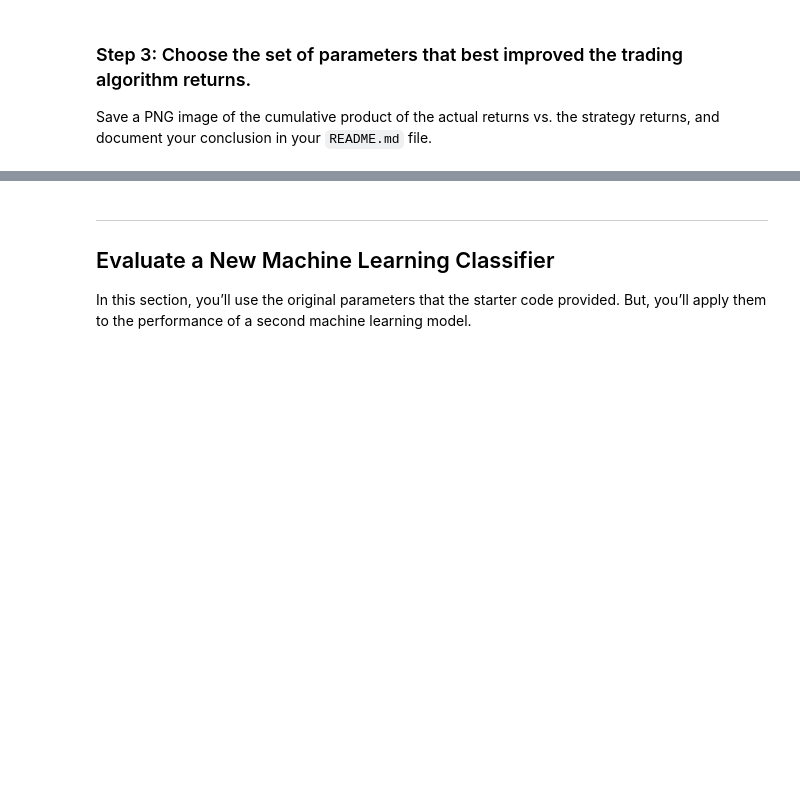
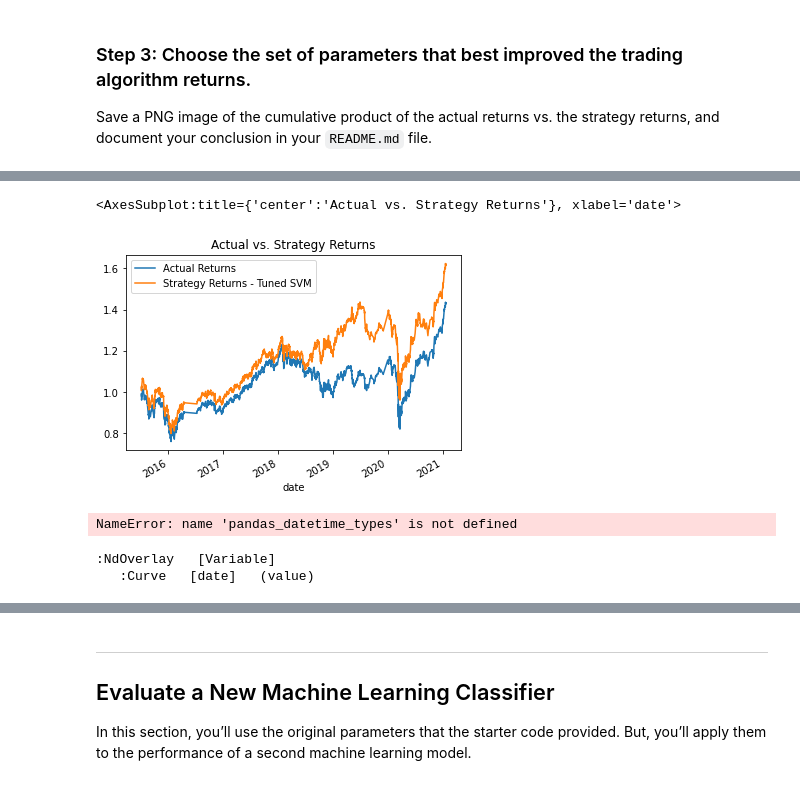
Before and after one commit to ScientiaCapital/Machine-Learning-AlgoTrading, a Jupyter notebook: machine_learning_trading_bot.ipynb, the cells around one changed output, grey strips where cells are left out. Drawn from its saved outputs; the diff is of its cells as text; code cells hidden in the pictures; blank space fills up the shorter version.

```diff
--- a/machine_learning_trading_bot.ipynb
+++ b/machine_learning_trading_bot.ipynb
@@ -424,0 +629,8 @@ Save a PNG image of the cumulative product of the actual returns vs. the strateg
+# %%
+# Generate the X_test and y_test DataFrames
+X_test = svm_t_X.loc[svm_t_training_end+DateOffset(hours=1):]
+svm_t_y_test = svm_t_y.loc[svm_t_training_end+DateOffset(hours=1):]
+
+# Review the X_test DataFrame
+print('Testing DataFrame')
+svm_t_X_train.head()
@@ -424,0 +658,12 @@ Save a PNG image of the cumulative product of the actual returns vs. the strateg
+# %%
+# From SVM, instantiate SVC classifier model instance
+svm_t_model = svm.SVC()
+
+# Fit the model to the data using the training data
+svm_t_model = svm_t_model.fit(svm_t_X_train_scaled, svm_t_y_train)
+
+# Use the testing data to make the model predictions
+svm_t_pred = svm_t_model.predict(X_test_scaled)
+
+# Review the model's predicted values
+svm_t_pred[:100]
@@ -424,0 +681,19 @@ Save a PNG image of the cumulative product of the actual returns vs. the strateg
+# %%
+# Create a predictions DataFrame
+svm_t_predictions_df = pd.DataFrame(index=X_test.index)
+
+# Add the Tuned SVM model predictions to the DataFrame
+svm_t_predictions_df['Predicted'] = svm_t_pred
+
+# Add the actual returns to the DataFrame
+svm_t_predictions_df['Actual Returns'] = svm_t_signals_df["Actual Returns"]
+
+# Add the Tuned SVM model predictions to the DataFrame
+svm_t_predictions_df['Strategy Returns - SVM'] = svm_1_predictions_df['Strategy Returns - SVM']
+
+# Add the strategy returns to the DataFrame
+svm_t_predictions_df['Strategy Returns - Tuned SVM'] = svm_t_predictions_df["Actual Returns"] * svm_t_predictions_df["Predicted"]
+
+# Review the DataFrame
+display(svm_t_predictions_df.head(5))
+display(svm_t_predictions_df.tail(10))
@@ -424,0 +722,19 @@ Save a PNG image of the cumulative product of the actual returns vs. the strateg
+# %%
+# Plot the actual returns versus the strategy returns
+svm_t_returns_plot = (1 + svm_t_predictions_df[["Actual Returns", "Strategy Returns - Tuned SVM"]]).cumprod().plot(title="Actual vs. Strategy Returns")
+
+svm_t_returns_plot
+# %% [output]
+<AxesSubplot:title={'center':'Actual vs. Strategy Returns'}, xlabel='date'>
+[figure, added]
+# %%
+# Plot the actual returns versus the strategy returns
+svm_t_returns_hvplot = (1 + svm_t_predictions_df[["Strategy Returns - Tuned SVM", "Strategy Returns - SVM", "Actual Returns"]]).cumprod().hvplot(title="Strategy Returns - Tuned SVM", x="date", line_color=(['orange', 'darkblue', 'lightgray']))
+
+svm_t_returns_hvplot = svm_t_returns_hvplot.opts(legend_position='top_left').opts(width=800, height=400)
+
+svm_t_returns_hvplot
+# %% [output]
+NameError: name 'pandas_datetime_types' is not defined
+:NdOverlay   [Variable]
+   :Curve   [date]   (value)
```
Also changed, not shown: parts of 77 cells of this notebook.
